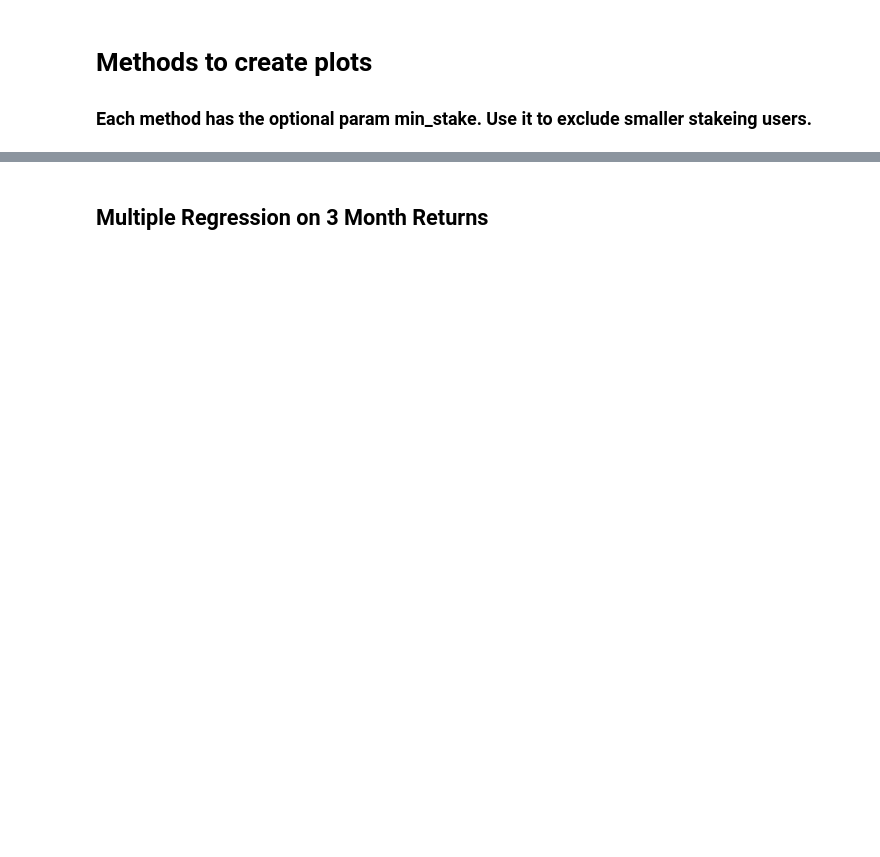
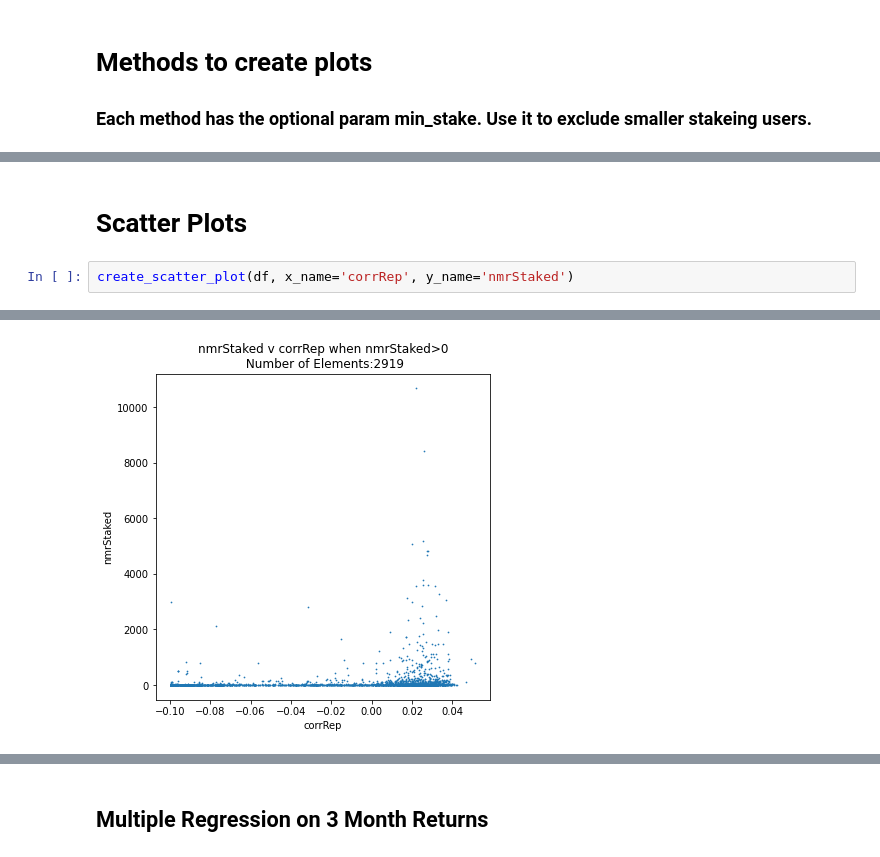
Before and after one commit to parkerburchett/Numerai, a Jupyter notebook: NumerAI LeaderBoard Analysis.ipynb, the cells around one changed output, grey strips where cells are left out. Cells and saved outputs as stored; diff of their text form; blank space fills up the shorter version.

```diff
--- a/NumerAI LeaderBoard Analysis.ipynb
+++ b/NumerAI LeaderBoard Analysis.ipynb
@@ -196,0 +202,5 @@ This makes intutive sense the people who are staking larger amounts of money on
+# %% [markdown]
+# Scatter Plots
+# %%
+create_scatter_plot(df, x_name='corrRep', y_name='nmrStaked')
+# %% [output]
@@ -196,0 +208 @@ This makes intutive sense the people who are staking larger amounts of money on
+[figure, added]
```
Also changed, not shown: parts of 29 cells of this notebook, 1 other file.
